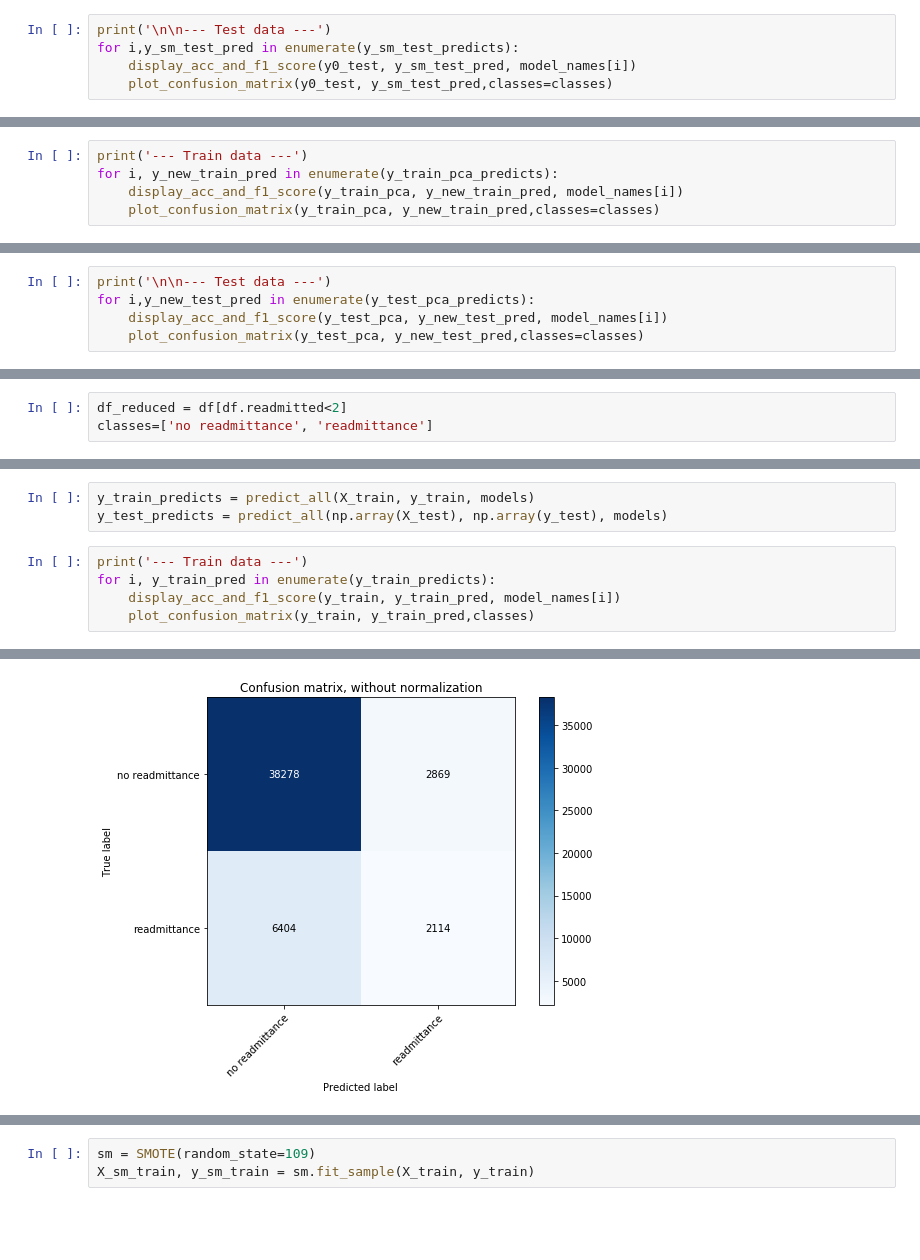
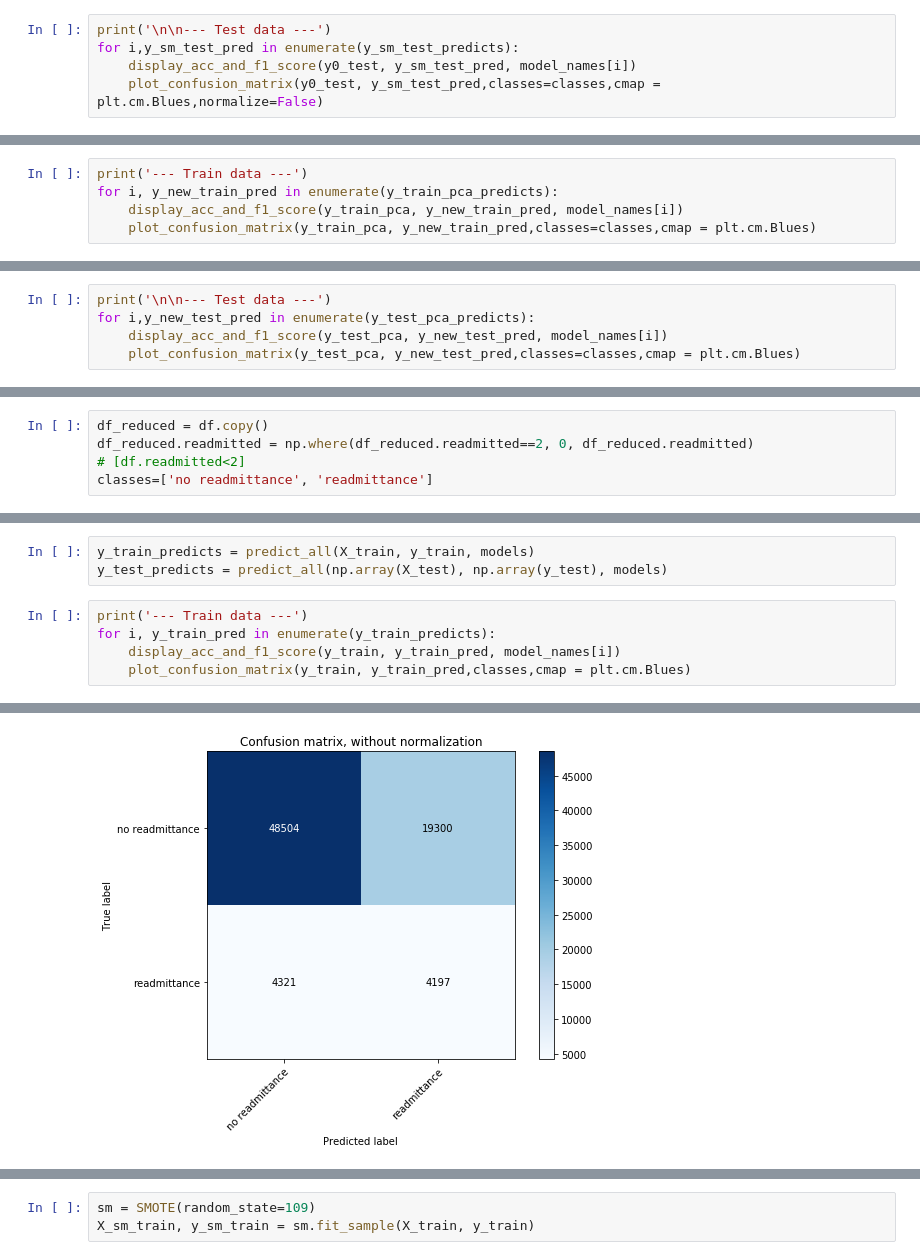
Before and after one commit to angelmanzur/Diabetes_130Hospitals, a Jupyter notebook: Diabetes_Inspection.ipynb, the cells around one changed output, grey strips where cells are left out. Cells and saved outputs as stored; diff of their text form; blank space fills up the shorter version.

```diff
--- a/Diabetes_Inspection.ipynb
+++ b/Diabetes_Inspection.ipynb
@@ -177,7 +175,7 @@ Confusion matrix, without normalization
 print('\n\n--- Test data ---')
 for i,y_sm_test_pred in enumerate(y_sm_test_predicts):
     display_acc_and_f1_score(y0_test, y_sm_test_pred, model_names[i])
-    plot_confusion_matrix(y0_test, y_sm_test_pred,classes=classes)
+    plot_confusion_matrix(y0_test, y_sm_test_pred,classes=classes,cmap = plt.cm.Blues,normalize=False)
 # %% [output]
 --- Test data ---
 Model: AdaBoost
@@ -224,7 +222,7 @@ y_test_pca_predicts = predict_all(X_test_pca, y_test_pca, models)
 print('--- Train data ---')
 for i, y_new_train_pred in enumerate(y_train_pca_predicts):
     display_acc_and_f1_score(y_train_pca, y_new_train_pred, model_names[i])
-    plot_confusion_matrix(y_train_pca, y_new_train_pred,classes=classes)
+    plot_confusion_matrix(y_train_pca, y_new_train_pred,classes=classes,cmap = plt.cm.Blues)
 # %% [output]
 --- Train data ---
 Model: AdaBoost
@@ -250,7 +248,7 @@ Confusion matrix, without normalization
 print('\n\n--- Test data ---')
 for i,y_new_test_pred in enumerate(y_test_pca_predicts):
     display_acc_and_f1_score(y_test_pca, y_new_test_pred, model_names[i])
-    plot_confusion_matrix(y_test_pca, y_new_test_pred,classes=classes)
+    plot_confusion_matrix(y_test_pca, y_new_test_pred,classes=classes,cmap = plt.cm.Blues)
 # %% [output]
 --- Test data ---
 Model: AdaBoost
@@ -275,7 +273,9 @@ Confusion matrix, without normalization
 # %% [markdown]
 # Let's drop the data with readmittance >30
 # %%
-df_reduced = df[df.readmitted<2]
+df_reduced = df.copy()
+df_reduced.readmitted = np.where(df_reduced.readmitted==2, 0, df_reduced.readmitted)
+# [df.readmitted<2]
 classes=['no readmittance', 'readmittance']
 # %%
 df.shape, df_reduced.shape
@@ -304,7 +304,7 @@ y_test_predicts = predict_all(np.array(X_test), np.array(y_test), models)
 print('--- Train data ---')
 for i, y_train_pred in enumerate(y_train_predicts):
     display_acc_and_f1_score(y_train, y_train_pred, model_names[i])
-    plot_confusion_matrix(y_train, y_train_pred,classes)
+    plot_confusion_matrix(y_train, y_train_pred,classes,cmap = plt.cm.Blues)
 # %% [output]
 --- Train data ---
 Model: AdaBoost
@@ -329 +329 @@ Confusion matrix, without normalization
-[figure, old version]
+[figure, new version]
```
Also changed, not shown: parts of 102 cells of this notebook, 2 other files.
